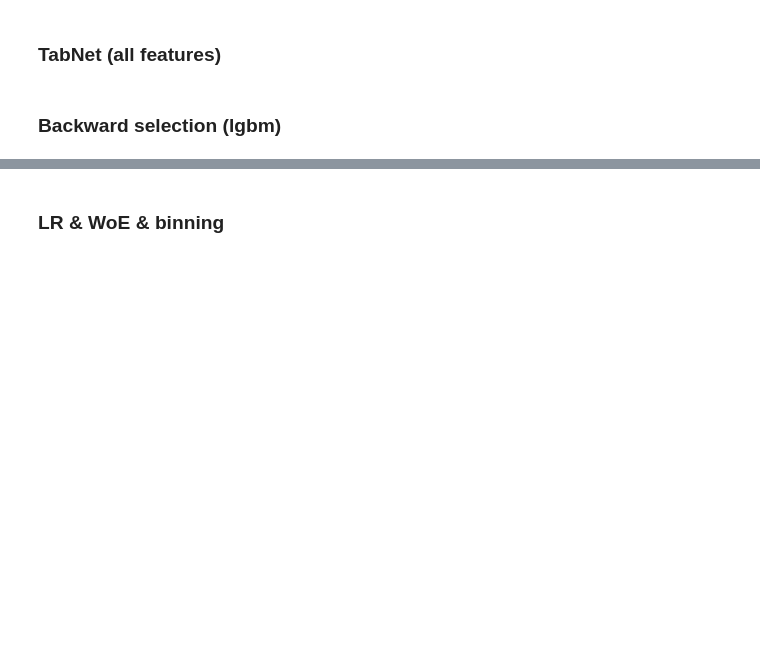
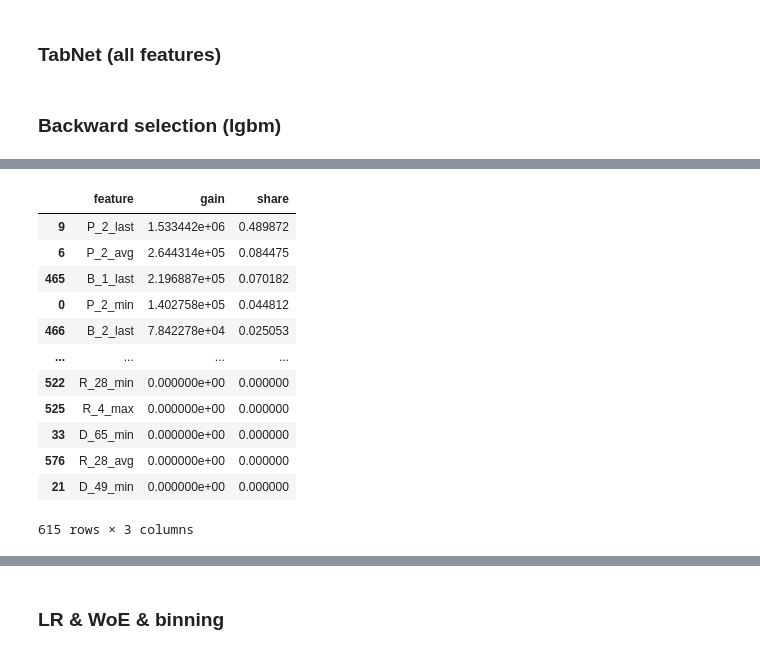
Before and after one commit to korab1ev/amex-default-prediction, a Jupyter notebook: 01. experiments.ipynb, the cells around one changed output, grey strips where cells are left out. Drawn from its saved outputs; the diff is of its cells as text; code cells hidden in the pictures; blank space fills up the shorter version.

```diff
--- a/01. experiments.ipynb
+++ b/01. experiments.ipynb
@@ -180,0 +363,16 @@ if INFERENCE:
+# %%
+list_imp_dfs[0]["importance"]
+# %% [output]
+|  | feature | gain | share |
+| 9 | P_2_last | 1.533442e+06 | 0.489872 |
+| 6 | P_2_avg | 2.644314e+05 | 0.084475 |
+| 465 | B_1_last | 2.196887e+05 | 0.070182 |
+| 0 | P_2_min | 1.402758e+05 | 0.044812 |
+| 466 | B_2_last | 7.842278e+04 | 0.025053 |
+| ... | ... | ... | ... |
+| 522 | R_28_min | 0.000000e+00 | 0.000000 |
+| 525 | R_4_max | 0.000000e+00 | 0.000000 |
+| 33 | D_65_min | 0.000000e+00 | 0.000000 |
+| 576 | R_28_avg | 0.000000e+00 | 0.000000 |
+| 21 | D_49_min | 0.000000e+00 | 0.000000 |
+615 rows × 3 columns
```
Also changed, not shown: parts of 13 cells of this notebook.
